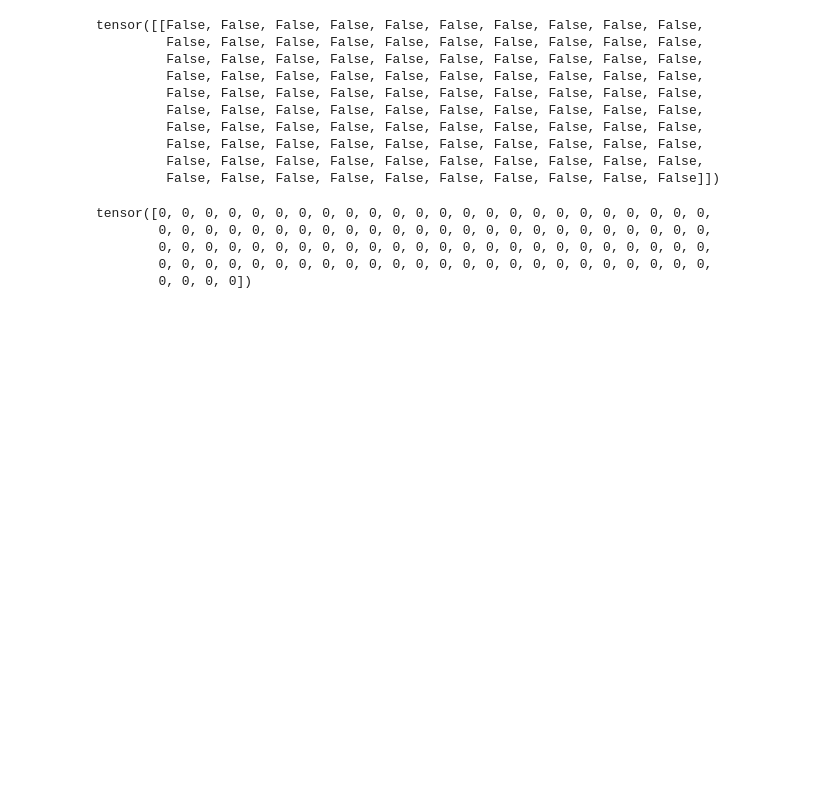
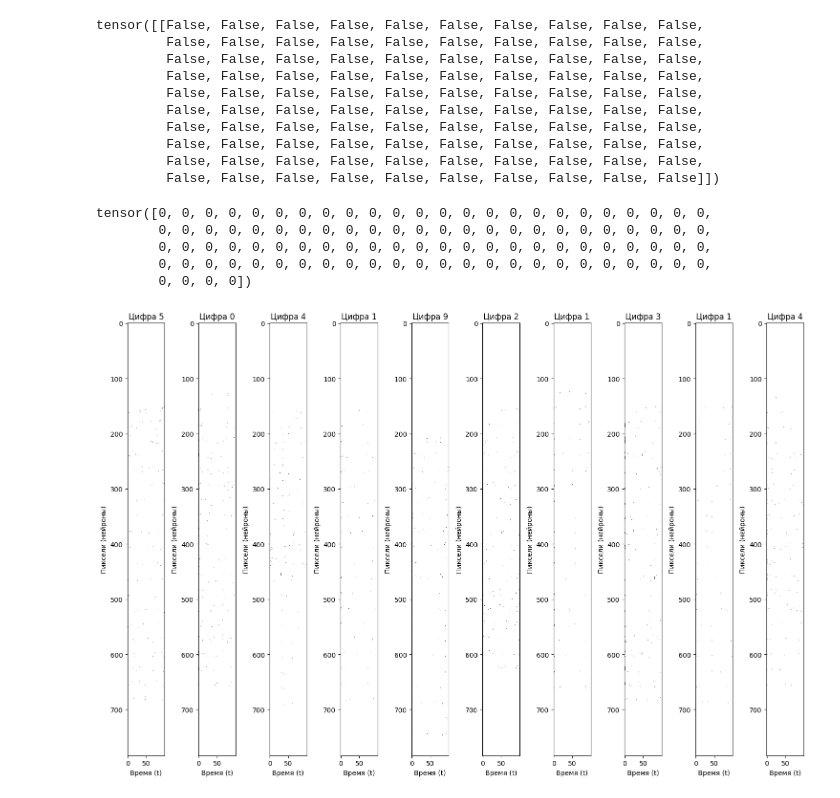
Before and after one commit to alexander-toschev/science-reports, a Jupyter notebook: energy_efficient/STDP_learning.ipynb, the cells around one changed output. Cells and saved outputs as stored; diff of their text form; code cells hidden in the pictures; blank space fills up the shorter version.

```diff
--- a/energy_efficient/STDP_learning.ipynb
+++ b/energy_efficient/STDP_learning.ipynb
@@ -182,3 +217,26 @@ tensor([0, 0, 0, 0, 0, 0, 0, 0, 0, 0, 0, 0, 0, 0, 0, 0, 0, 0, 0, 0, 0, 0, 0, 0,
         0, 0, 0, 0, 0, 0, 0, 0, 0, 0, 0, 0, 0, 0, 0, 0, 0, 0, 0, 0, 0, 0, 0, 0,
         0, 0, 0, 0, 0, 0, 0, 0, 0, 0, 0, 0, 0, 0, 0, 0, 0, 0, 0, 0, 0, 0, 0, 0,
         0, 0, 0, 0])
+# %%
+def plot_latency(spike_tensor, label):
+    t_flat = spike_tensor.view(spike_tensor.shape[0], -1)  # [T, 784]
+    plt.imshow(t_flat.T, cmap="gray_r", aspect="auto")
+    plt.title(f"Цифра {label}")
+    plt.xlabel("Время (t)")
+    plt.ylabel("Пиксели (нейроны)")
+
+# === Использование ===
+dataset = MNIST(root='./data', train=True, download=True, transform=transforms.ToTensor())
+encoder = LatencyEncoder(time=100)
+
+plt.figure(figsize=(15, 10))
+for idx, i in enumerate([0, 1, 2, 3, 4,5,6,7,8,9]):
+    sample = dataset[i]
+    spike_tensor = encoder(sample["image"])
+    plt.subplot(1, 10, idx + 1)
+    plot_latency(spike_tensor, sample["label"])
+
+plt.tight_layout()
+plt.show()
+# %% [output]
+[figure, added]
```
Also changed, not shown: parts of 2 cells of this notebook.
